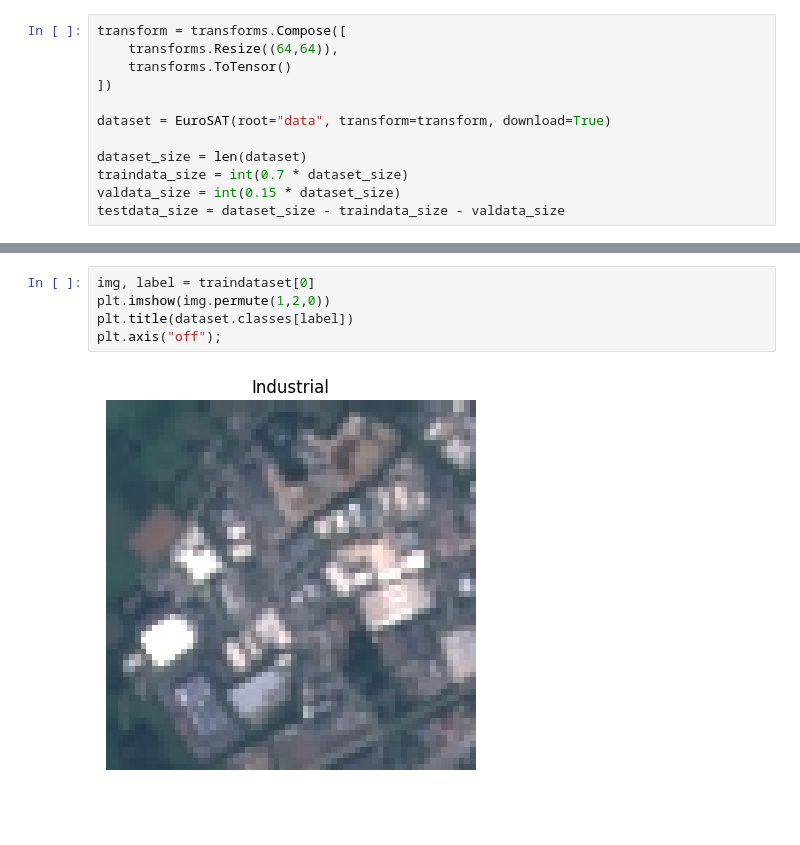
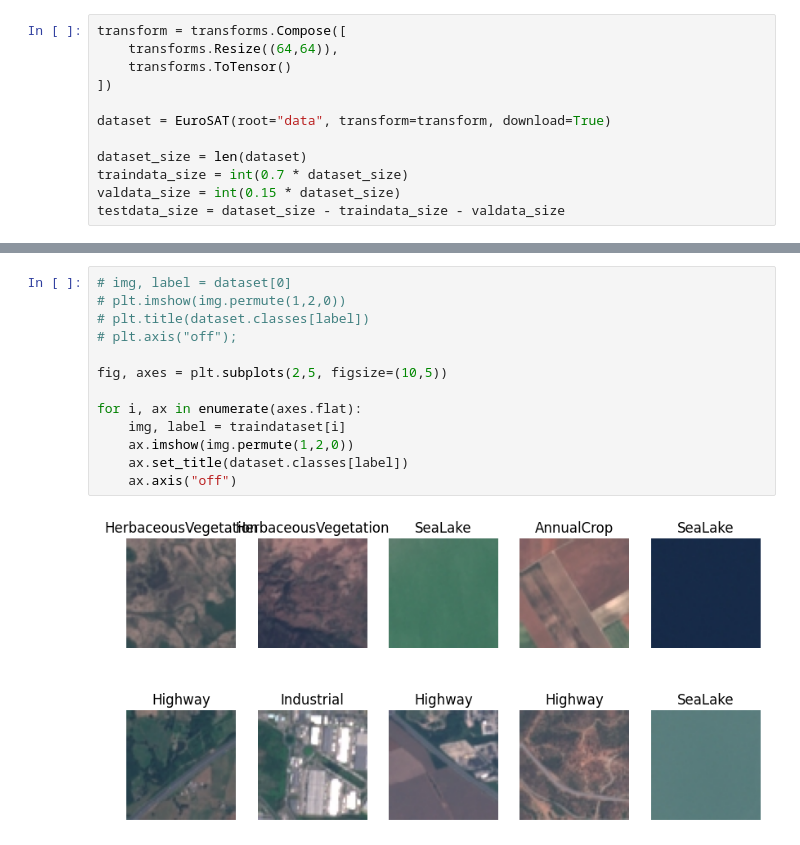
Before and after one commit to arundhatimsb/assignment, a Jupyter notebook: VAE_remote_sensing.ipynb, the cells around one changed output, grey strips where cells are left out. Saved outputs shown, nothing was run; the diff lists cells and outputs as text; blank space fills up the shorter version.

```diff
--- a/VAE_remote_sensing.ipynb
+++ b/VAE_remote_sensing.ipynb
@@ -75,12 +75,20 @@ Validation images: 4050
 Test images: 4050
 classes:  ['AnnualCrop', 'Forest', 'HerbaceousVegetation', 'Highway', 'Industrial', 'Pasture', 'PermanentCrop', 'Residential', 'River', 'SeaLake']
 # %%
-img, label = traindataset[0]
-plt.imshow(img.permute(1,2,0))
-plt.title(dataset.classes[label])
-plt.axis("off");
+# img, label = dataset[0]
+# plt.imshow(img.permute(1,2,0))
+# plt.title(dataset.classes[label])
+# plt.axis("off");
+
+fig, axes = plt.subplots(2,5, figsize=(10,5))
+
+for i, ax in enumerate(axes.flat):
+    img, label = traindataset[i]
+    ax.imshow(img.permute(1,2,0))
+    ax.set_title(dataset.classes[label])
+    ax.axis("off")
 # %% [output]
-[figure, old version]
+[figure, new version]
 # %%
 class Encoder(nn.Module):
   def __init__(self, latent_dim = 32):
```
Also changed, not shown: parts of 18 cells of this notebook.
